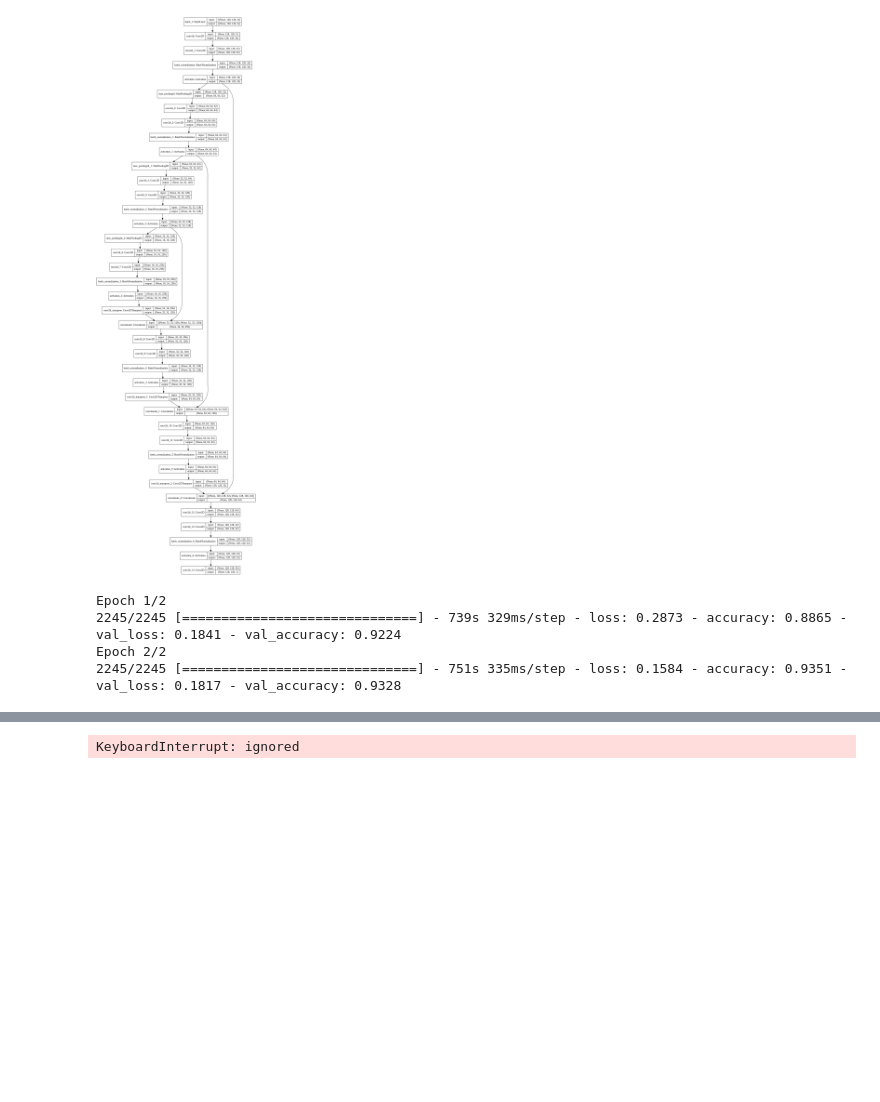
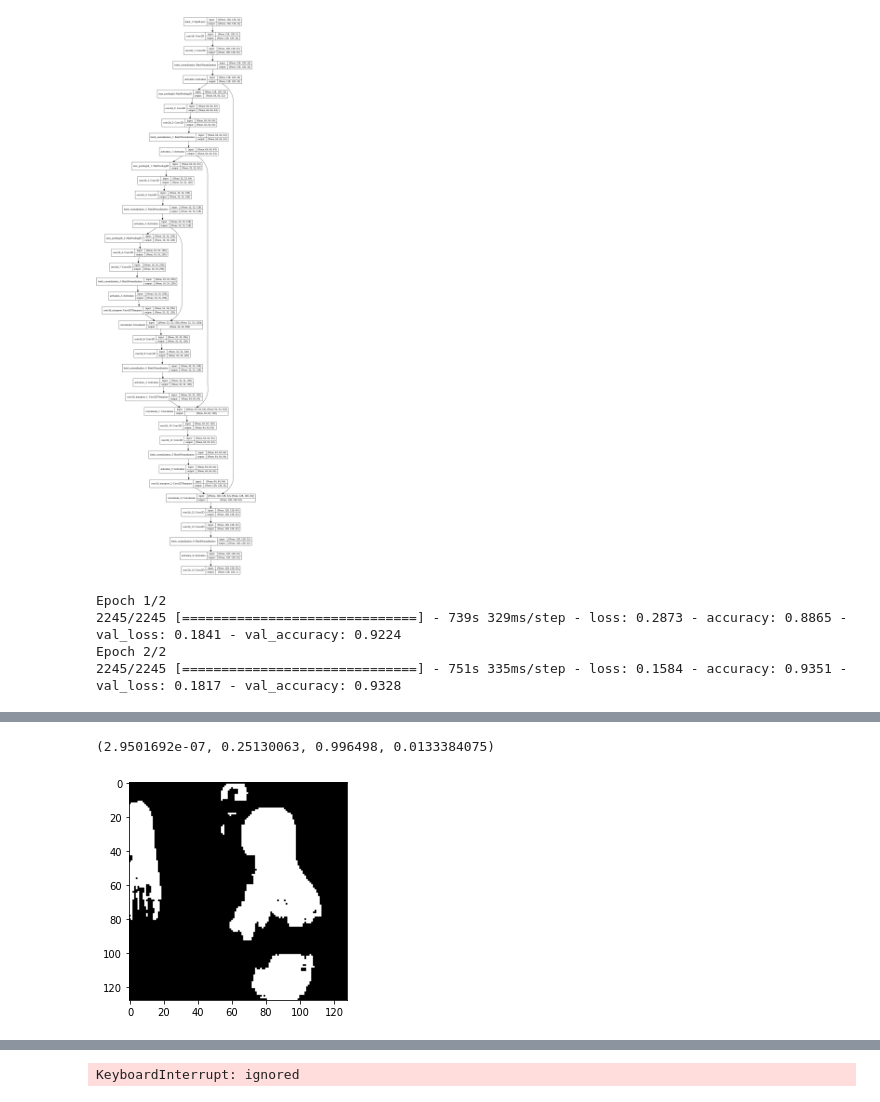
Before and after one commit to G0rav/Automatic_Background_Removal, a Jupyter notebook: Background_remover.ipynb, the cells around one changed output, grey strips where cells are left out. Saved outputs shown, nothing was run; the diff lists cells and outputs as text; code cells hidden in the pictures; blank space fills up the shorter version.

```diff
--- a/Background_remover.ipynb
+++ b/Background_remover.ipynb
@@ -449,0 +477,10 @@ plt.show()
+# %%
+pred = model.predict(im)
+# %%
+print(type(pred))
+print(pred.shape)
+
+p = pred.copy()
+p = p.reshape(p.shape[1:-1])
+print(p.shape)
+print(p)
@@ -449,0 +498,12 @@ plt.show()
+# %%
+p.min(),p.mean(),p.max(),np.median(p)
+# %% [output]
+(2.9501692e-07, 0.25130063, 0.996498, 0.0133384075)
+# %%
+p[np.where(p>.5)] = 255
+p[np.where(p<.5)] = 0
+# %%
+plt.imshow(p, cmap='gray')
+plt.show()
+# %% [output]
+[figure, added]
```
Also changed, not shown: parts of 18 cells of this notebook.
